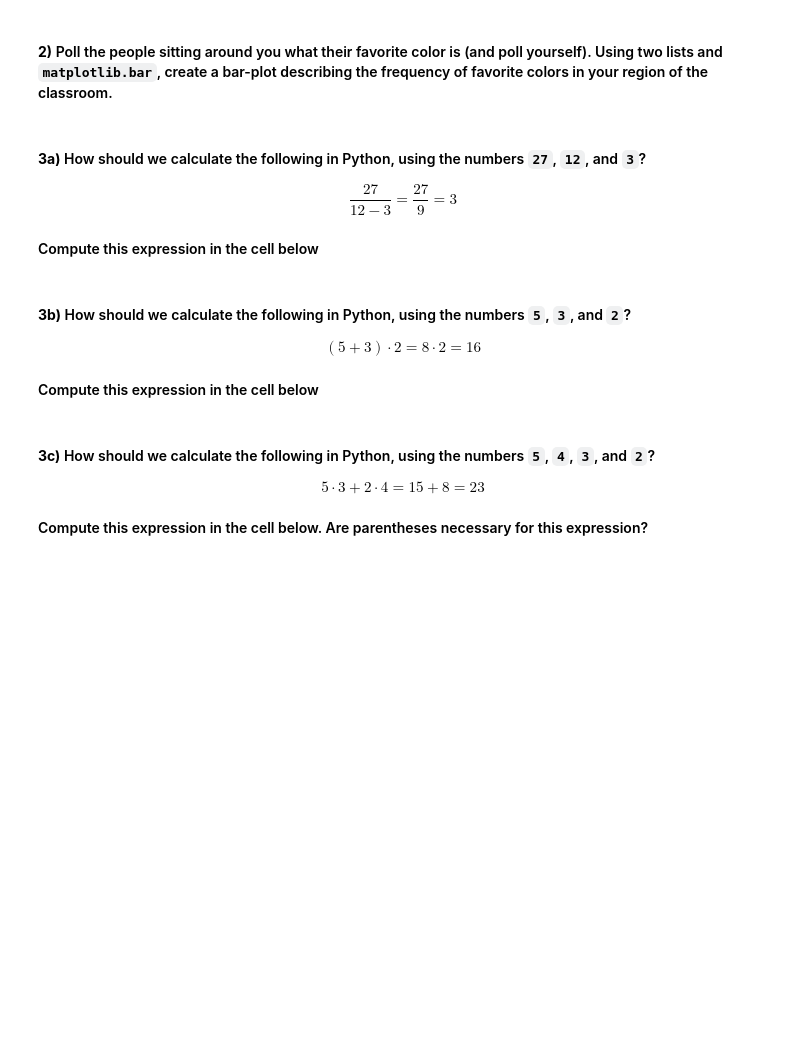
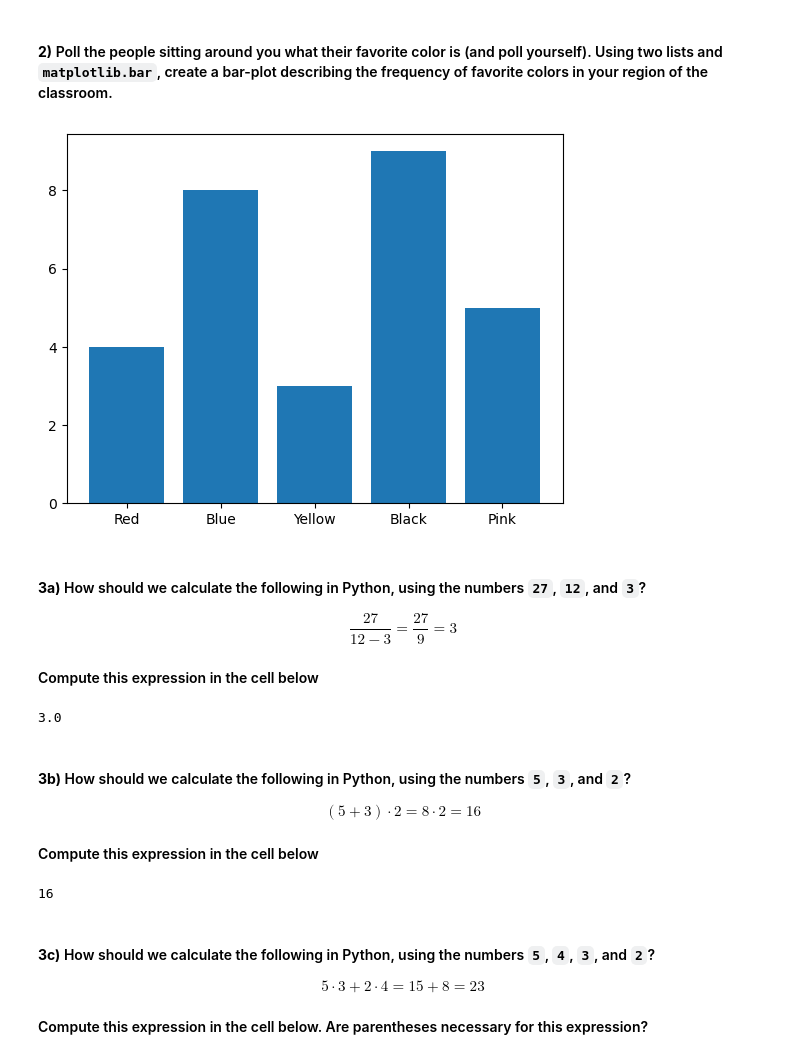
Before and after one commit to michelle1002/datasci151spring2026, a Jupyter notebook: lecture_06/lecture_06 copy.ipynb, the cells around one changed output. Drawn from its saved outputs; the diff is of its cells as text; code cells hidden in the pictures; blank space fills up the shorter version.

```diff
--- a/lecture_06/lecture_06 copy.ipynb
+++ b/lecture_06/lecture_06 copy.ipynb
@@ -533,6 +451,12 @@ Leave the Door Open (Silk Sonic)
 #### **2)** Poll the people sitting around you what their favorite color is (and poll yourself). Using two lists and `matplotlib.bar`, create a bar-plot describing the frequency of favorite colors in your region of the classroom.
 # %%
 # your code here
+color_categories = ["Red", "Blue", "Yellow", "Black", "Pink"]
+student_count = [4, 8, 3, 9, 5]
+plt.bar(x = color_categories, height = student_count)
+plt.show()
+# %% [output]
+[figure, added]
 # %% [markdown]
 #### **3a)** How should we calculate the following in Python, using the numbers `27`, `12`, and `3`?
 
@@ -542,6 +466,11 @@ $$ \frac{27}{12 - 3} = \frac{27}{9} = 3$$
 # %%
 # Calculate the expression above using the numbers 27, 12, 3
 # Print the value -- you should get the number 3
+
+question1_answer = 27/(12-3)
+print(question1_answer)
+# %% [output]
+3.0
 # %% [markdown]
 #### **3b)** How should we calculate the following in Python, using the numbers `5`, `3`, and `2`?
 
@@ -551,6 +480,11 @@ $$ (5 + 3)\cdot 2 = 8 \cdot 2 = 16$$
 # %%
 # Calculate the expression above using the numbers 5, 3, 2
 # Print the value -- you should get the number 16
+
+question2_answer = (5+3)*2
+print(question2_answer)
+# %% [output]
+16
 # %% [markdown]
 #### **3c)** How should we calculate the following in Python, using the numbers `5`, `4`, `3`, and `2`?
 
```
Also changed, not shown: parts of 29 cells of this notebook.
